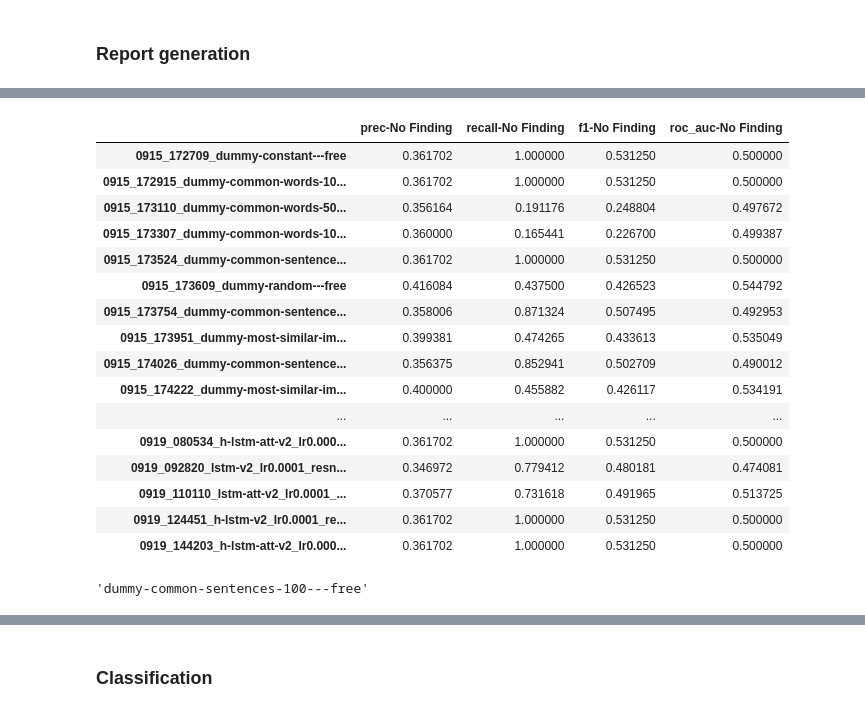
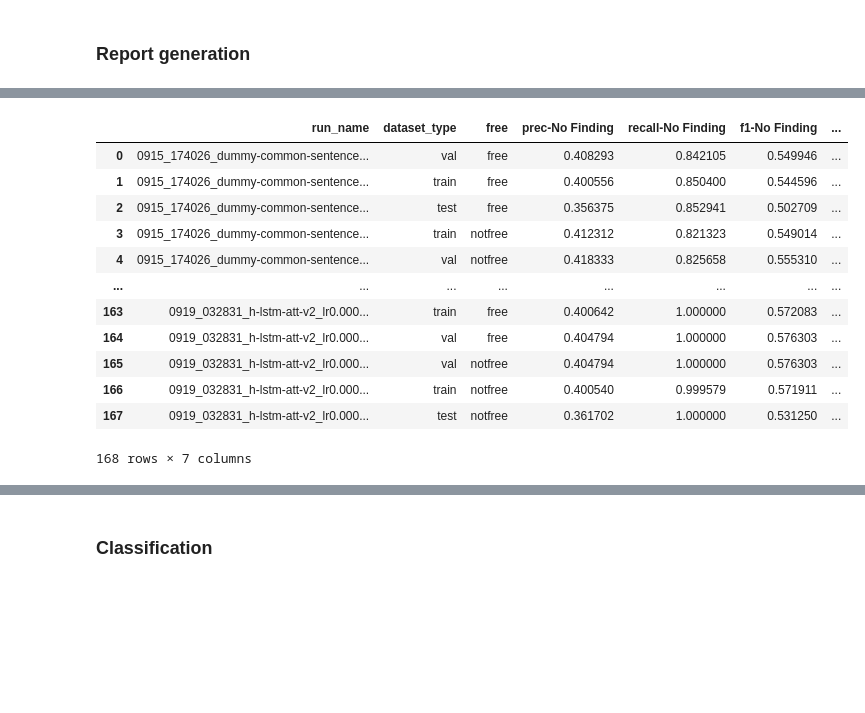
Before and after one commit to pdpino/medical-ai, a Jupyter notebook: medai/notebooks/results.ipynb, the cells around one changed output, grey strips where cells are left out. Saved outputs shown, nothing was run; the diff lists cells and outputs as text; code cells hidden in the pictures; blank space fills up the shorter version.

```diff
--- a/medai/notebooks/results.ipynb
+++ b/medai/notebooks/results.ipynb
@@ -81,0 +15,10 @@ def create_results_df(all_results):
+# %%
+def get_suffix(filename):
+    match = re.search('.*metrics-(?P<suffix>\w*)\.json', filename)
+    if match is None:
+        suffix = ''
+    else:
+        suffix = match.group('suffix')
+    return suffix
+# %%
+KEY_COLS = ['run_name', 'dataset_type', 'free']
@@ -82,4 +68,4 @@ def create_results_df(all_results):
 # %%
-RESULTS_DF = create_results_df(all_results)
+RESULTS_DF = load_results()
 RESULTS_DF.head()
 # %% [output]
@@ -138,28 +134,24 @@ filter_results(['test-normal', 'test', 'test-abnormal'], metrics=NLP_METRICS, co
 # %%
 metrics = [
     col
     for col in RESULTS_DF.columns
     # if col.startswith('recall')
     # if col == 'recall-No Finding'
     if 'No Finding' in col
 ]
-# CHEXPERT_METRICS
-results_df_test[metrics].sort_index()
+cols = KEY_COLS + metrics
+RESULTS_DF[cols].sort_index()
 # %% [output]
-|  | prec-No Finding | recall-No Finding | f1-No Finding | roc_auc-No Finding |
-| 0915_172709_dummy-constant---free | 0.361702 | 1.000000 | 0.531250 | 0.500000 |
-| 0915_172915_dummy-common-words-10... | 0.361702 | 1.000000 | 0.531250 | 0.500000 |
-| 0915_173110_dummy-common-words-50... | 0.356164 | 0.191176 | 0.248804 | 0.497672 |
-| 0915_173307_dummy-common-words-10... | 0.360000 | 0.165441 | 0.226700 | 0.499387 |
-| 0915_173524_dummy-common-sentence... | 0.361702 | 1.000000 | 0.531250 | 0.500000 |
-| 0915_173609_dummy-random---free | 0.416084 | 0.437500 | 0.426523 | 0.544792 |
-| 0915_173754_dummy-common-sentence... | 0.358006 | 0.871324 | 0.507495 | 0.492953 |
-| 0915_173951_dummy-most-similar-im... | 0.399381 | 0.474265 | 0.433613 | 0.535049 |
-| 0915_174026_dummy-common-sentence... | 0.356375 | 0.852941 | 0.502709 | 0.490012 |
-| 0915_174222_dummy-most-similar-im... | 0.400000 | 0.455882 | 0.426117 | 0.534191 |
-| ... | ... | ... | ... | ... |
-| 0919_080534_h-lstm-att-v2_lr0.000... | 0.361702 | 1.000000 | 0.531250 | 0.500000 |
-| 0919_092820_lstm-v2_lr0.0001_resn... | 0.346972 | 0.779412 | 0.480181 | 0.474081 |
-| 0919_110110_lstm-att-v2_lr0.0001_... | 0.370577 | 0.731618 | 0.491965 | 0.513725 |
-| 0919_124451_h-lstm-v2_lr0.0001_re... | 0.361702 | 1.000000 | 0.531250 | 0.500000 |
-| 0919_144203_h-lstm-att-v2_lr0.000... | 0.361702 | 1.000000 | 0.531250 | 0.500000 |
+|  | run_name | dataset_type | free | prec-No Finding | recall-No Finding | f1-No Finding | ... |
+| 0 | 0915_174026_dummy-common-sentence... | val | free | 0.408293 | 0.842105 | 0.549946 | ... |
+| 1 | 0915_174026_dummy-common-sentence... | train | free | 0.400556 | 0.850400 | 0.544596 | ... |
+| 2 | 0915_174026_dummy-common-sentence... | test | free | 0.356375 | 0.852941 | 0.502709 | ... |
+| 3 | 0915_174026_dummy-common-sentence... | train | notfree | 0.412312 | 0.821323 | 0.549014 | ... |
+| 4 | 0915_174026_dummy-common-sentence... | val | notfree | 0.418333 | 0.825658 | 0.555310 | ... |
+| ... | ... | ... | ... | ... | ... | ... | ... |
+| 163 | 0919_032831_h-lstm-att-v2_lr0.000... | train | free | 0.400642 | 1.000000 | 0.572083 | ... |
+| 164 | 0919_032831_h-lstm-att-v2_lr0.000... | val | free | 0.404794 | 1.000000 | 0.576303 | ... |
+| 165 | 0919_032831_h-lstm-att-v2_lr0.000... | val | notfree | 0.404794 | 1.000000 | 0.576303 | ... |
+| 166 | 0919_032831_h-lstm-att-v2_lr0.000... | train | notfree | 0.400540 | 0.999579 | 0.571911 | ... |
+| 167 | 0919_032831_h-lstm-att-v2_lr0.000... | test | notfree | 0.361702 | 1.000000 | 0.531250 | ... |
+168 rows × 7 columns
@@ -170,5 +157,0 @@ remove_timestamp = lambda s: re.sub(r'^\d{4}_\d{6}_', '', s)
-# %%
-s = '0915_174026_dummy-common-sentences-100---free'
-remove_timestamp(s)
-# %% [output]
-'dummy-common-sentences-100---free'
```
Also changed, not shown: parts of 15 cells of this notebook, 3 other files.
